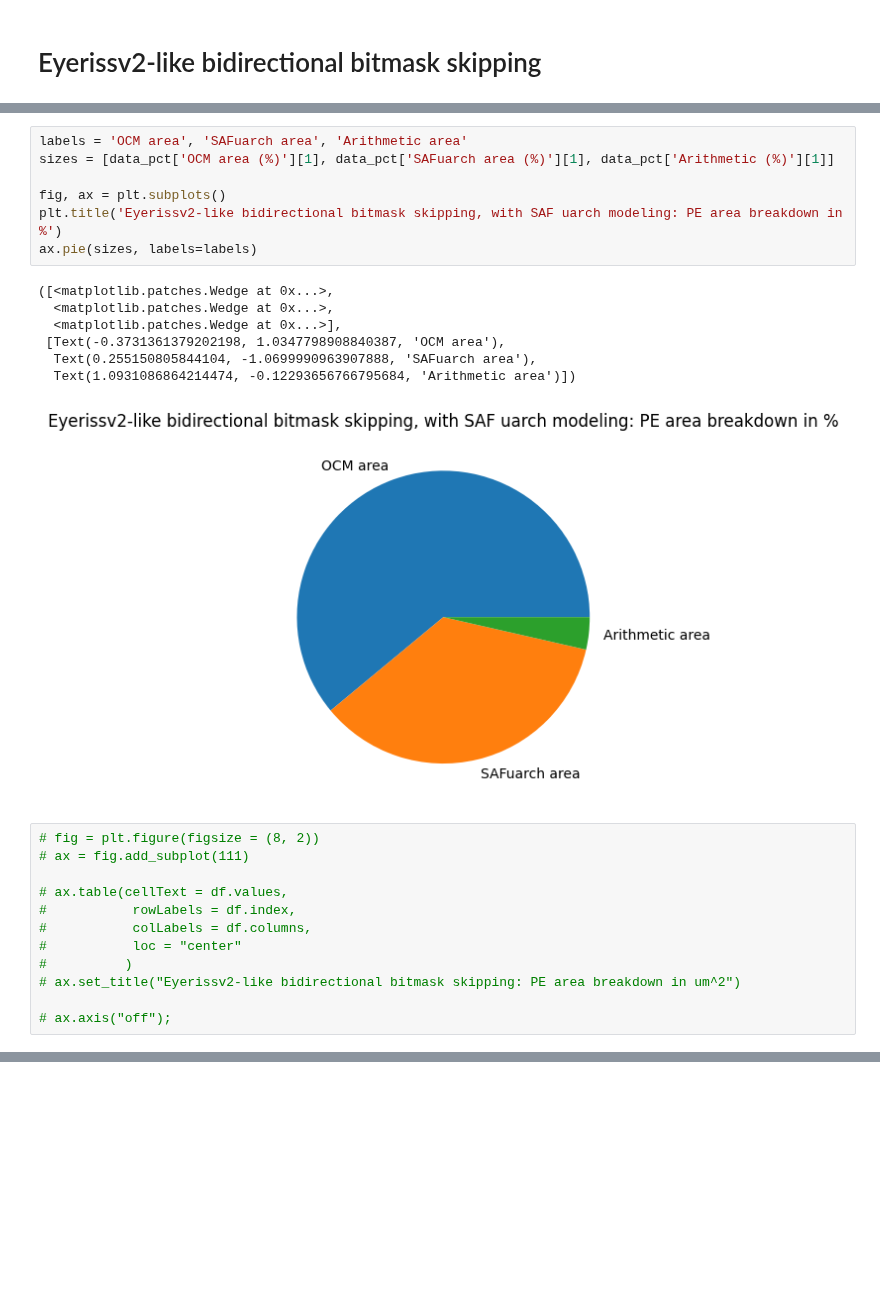
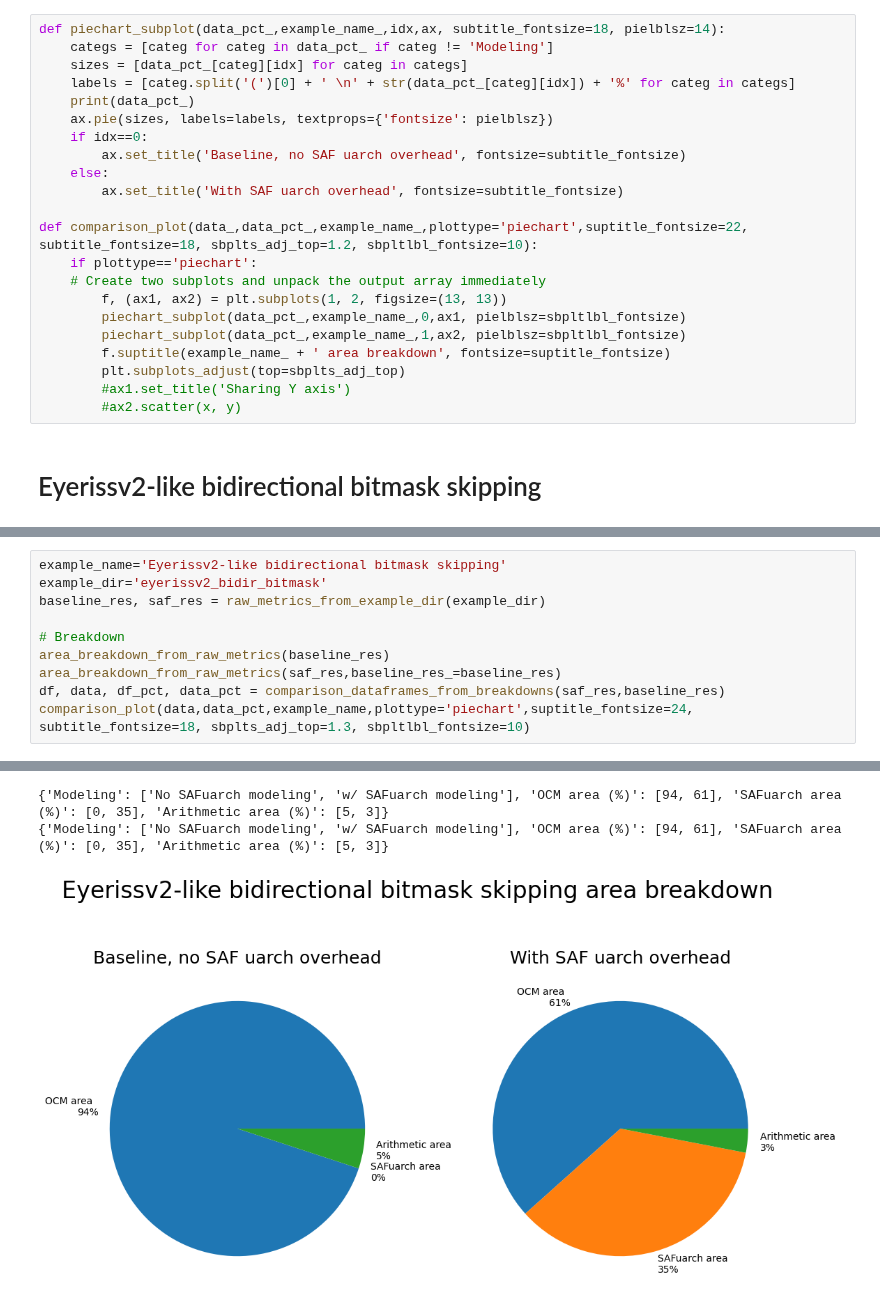
Before and after one commit to abf149/saftool, a Jupyter notebook: src/examples/area_breakdown.ipynb, the cells around one changed output, grey strips where cells are left out. Saved outputs shown, nothing was run; the diff lists cells and outputs as text; blank space fills up the shorter version.

Commit message:
added sparten-like example & refactored plotting helper-functions

```diff
--- a/src/examples/area_breakdown.ipynb
+++ b/src/examples/area_breakdown.ipynb
@@ -17,2 +108,24 @@ def area_from_ART(filename):
+# %%
+def piechart_subplot(data_pct_,example_name_,idx,ax, subtitle_fontsize=18, pielblsz=14):
+    categs = [categ for categ in data_pct_ if categ != 'Modeling']
+    sizes = [data_pct_[categ][idx] for categ in categs]
+    labels = [categ.split('(')[0] + ' \n' + str(data_pct_[categ][idx]) + '%' for categ in categs]
+    print(data_pct_)
+    ax.pie(sizes, labels=labels, textprops={'fontsize': pielblsz})
+    if idx==0:
+        ax.set_title('Baseline, no SAF uarch overhead', fontsize=subtitle_fontsize)
+    else:
+        ax.set_title('With SAF uarch overhead', fontsize=subtitle_fontsize)
+
+def comparison_plot(data_,data_pct_,example_name_,plottype='piechart',suptitle_fontsize=22, subtitle_fontsize=18, sbplts_adj_top=1.2, sbpltlbl_fontsize=10):
+    if plottype=='piechart':
+    # Create two subplots and unpack the output array immediately
+        f, (ax1, ax2) = plt.subplots(1, 2, figsize=(13, 13))
+        piechart_subplot(data_pct_,example_name_,0,ax1, pielblsz=sbpltlbl_fontsize)
+        piechart_subplot(data_pct_,example_name_,1,ax2, pielblsz=sbpltlbl_fontsize)
+        f.suptitle(example_name_ + ' area breakdown', fontsize=suptitle_fontsize)
+        plt.subplots_adjust(top=sbplts_adj_top)
+        #ax1.set_title('Sharing Y axis')
+        #ax2.scatter(x, y)
 # %% [markdown]
 # Eyerissv2-like bidirectional bitmask skipping
@@ -126,27 +132,11 @@ ax.pie(sizes, labels=labels)
-# %%
-labels = 'OCM area', 'SAFuarch area', 'Arithmetic area'
-sizes = [data_pct['OCM area (%)'][1], data_pct['SAFuarch area (%)'][1], data_pct['Arithmetic (%)'][1]]
-
-fig, ax = plt.subplots()
-plt.title('Eyerissv2-like bidirectional bitmask skipping, with SAF uarch modeling: PE area breakdown in %')
-ax.pie(sizes, labels=labels)
-# %% [output]
-([<matplotlib.patches.Wedge at 0x...>,
-  <matplotlib.patches.Wedge at 0x...>,
-  <matplotlib.patches.Wedge at 0x...>],
- [Text(-0.3731361379202198, 1.0347798908840387, 'OCM area'),
-  Text(0.255150805844104, -1.0699990963907888, 'SAFuarch area'),
-  Text(1.0931086864214474, -0.12293656766795684, 'Arithmetic area')])
-[figure, removed]
-# %%
-# fig = plt.figure(figsize = (8, 2))
-# ax = fig.add_subplot(111)
-
-# ax.table(cellText = df.values,
-#           rowLabels = df.index,
-#           colLabels = df.columns,
-#           loc = "center"
-#          )
-# ax.set_title("Eyerissv2-like bidirectional bitmask skipping: PE area breakdown in um^2")
-
-# ax.axis("off");
+# %%
+example_name='Eyerissv2-like bidirectional bitmask skipping'
+example_dir='eyerissv2_bidir_bitmask'
+baseline_res, saf_res = raw_metrics_from_example_dir(example_dir)
+
+# Breakdown
+area_breakdown_from_raw_metrics(baseline_res)
+area_breakdown_from_raw_metrics(saf_res,baseline_res_=baseline_res)
+df, data, df_pct, data_pct = comparison_dataframes_from_breakdowns(saf_res,baseline_res)
+comparison_plot(data,data_pct,example_name,plottype='piechart',suptitle_fontsize=24, subtitle_fontsize=18, sbplts_adj_top=1.3, sbpltlbl_fontsize=10)
+# %% [output]
@@ -152,0 +154,3 @@ ax.pie(sizes, labels=labels)
+{'Modeling': ['No SAFuarch modeling', 'w/ SAFuarch modeling'], 'OCM area (%)': [94, 61], 'SAFuarch area (%)': [0, 35], 'Arithmetic area (%)': [5, 3]}
+{'Modeling': ['No SAFuarch modeling', 'w/ SAFuarch modeling'], 'OCM area (%)': [94, 61], 'SAFuarch area (%)': [0, 35], 'Arithmetic area (%)': [5, 3]}
+[figure, added]
```
Also changed, not shown: parts of 16 cells of this notebook, 1 other file.
